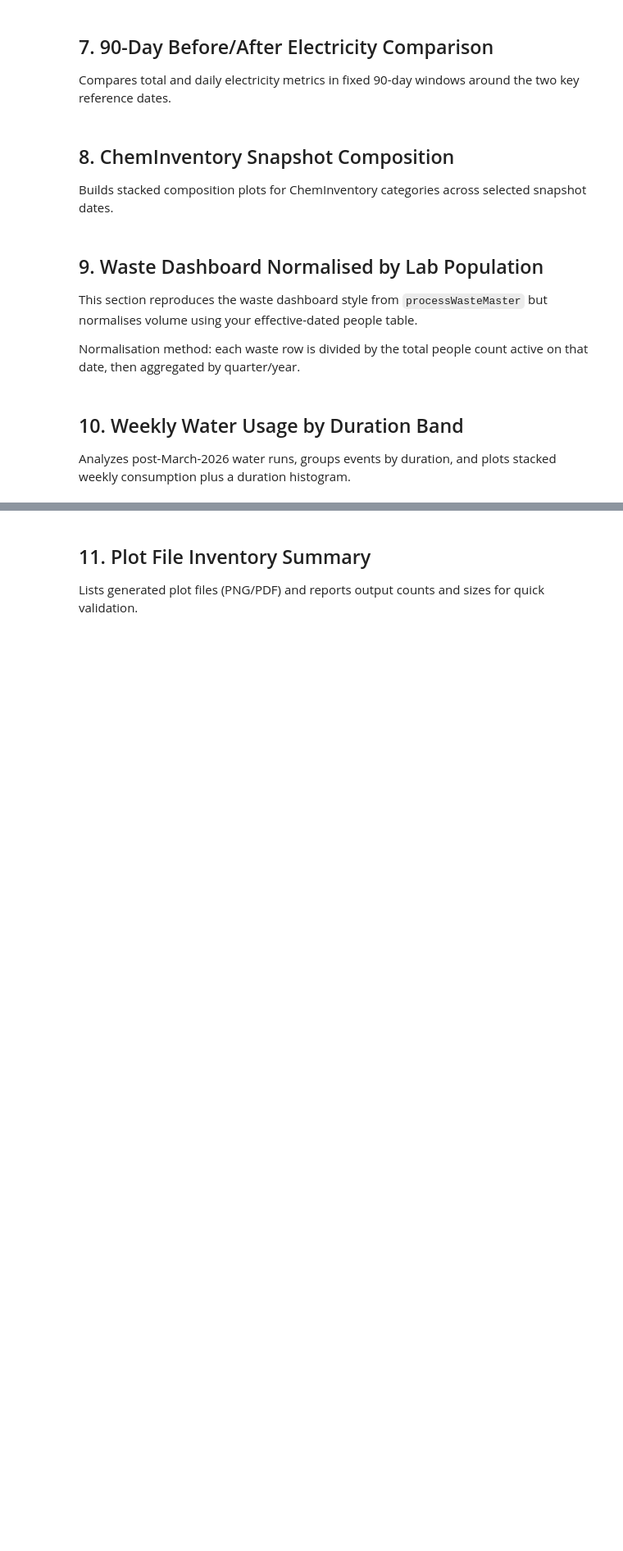
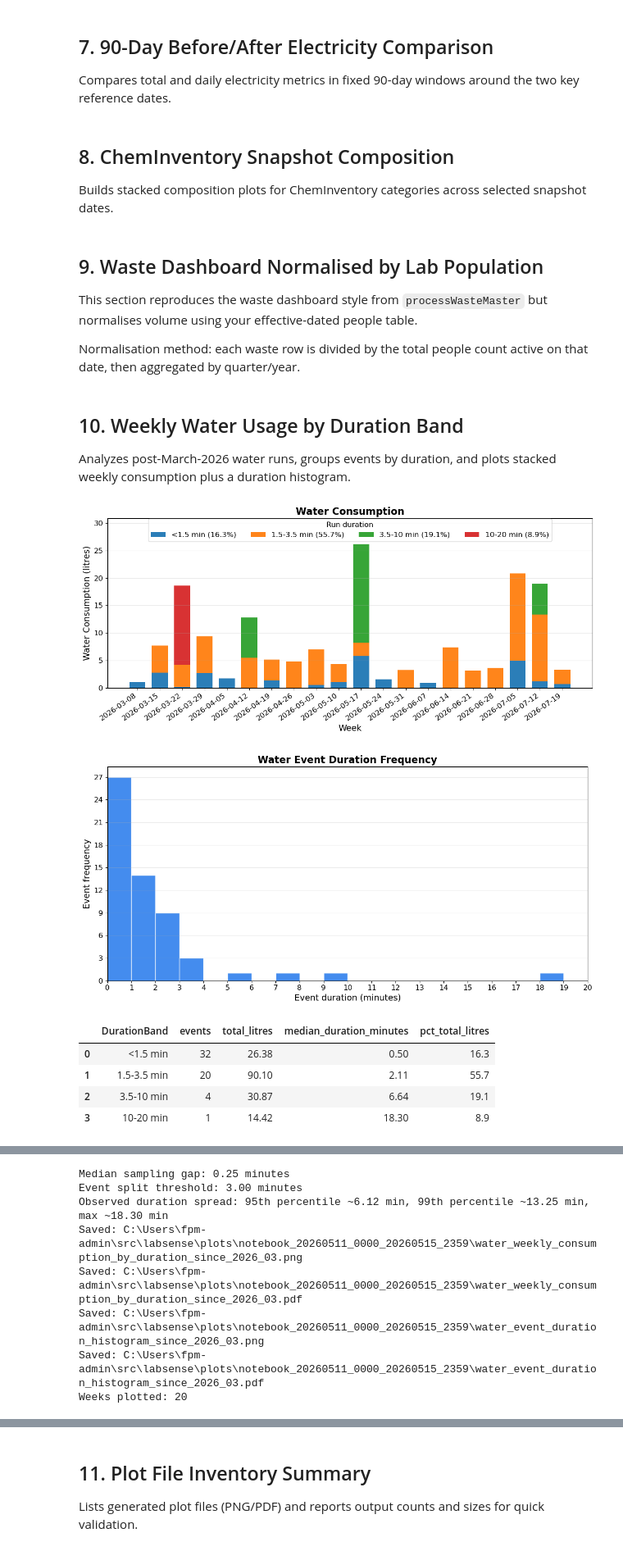
Before and after one commit to Cambridge-PAM/labsense, a Jupyter notebook: Analytics/analytics.ipynb, the cells around one changed output, grey strips where cells are left out. Shown at 82% size. Cells and saved outputs as stored; diff of their text form; code cells hidden in the pictures; blank space fills up the shorter version.

Commit message:
Water stats update

```diff
--- a/Analytics/analytics.ipynb
+++ b/Analytics/analytics.ipynb
@@ -1537,30 +1543,53 @@ else:
             duration_summary.round(
                 {
                     "total_litres": 2,
                     "median_duration_minutes": 2,
                     "pct_total_litres": 1,
                 }
             )
         )
         weekly_litres_table = weekly_consumption.copy()
         weekly_litres_table = weekly_litres_table.rename(
             columns={"weekly_water_consumption": "weekly_litres"}
         )
         weekly_litres_table["weekly_litres"] = weekly_litres_table[
             "weekly_litres"
         ].round(2)
         display(weekly_litres_table)
         display(weekly_duration_stack.reset_index())
         print(f"Median sampling gap: {typical_gap_seconds / 60.0:.2f} minutes")
         print(f"Event split threshold: {gap_threshold_seconds / 60.0:.2f} minutes")
         print(
             "Observed duration spread: "
             f"95th percentile ~{event_summary['duration_minutes'].quantile(0.95):.2f} min, "
             f"99th percentile ~{event_summary['duration_minutes'].quantile(0.99):.2f} min, "
             f"max ~{event_summary['duration_minutes'].max():.2f} min"
         )
         print(f"Saved: {out_png}")
         print(f"Saved: {out_pdf}")
         print(f"Saved: {hist_png}")
         print(f"Saved: {hist_pdf}")
         print(f"Weeks plotted: {len(weekly_consumption)}")
+
+        # Final summary table: percentage of total water usage by duration category.
+        duration_pct_table = duration_summary[
+            ["DurationBand", "pct_total_litres"]
+        ].copy()
+        duration_pct_table = duration_pct_table.rename(
+            columns={
+                "DurationBand": "duration_category",
+                "pct_total_litres": "water_usage_pct",
+            }
+        )
+        duration_pct_table["water_usage_pct"] = duration_pct_table[
+            "water_usage_pct"
+        ].round(1)
+        display(duration_pct_table)
+# %% [output]
+[figure, added]
+[figure, added]
+|  | DurationBand | events | total_litres | median_duration_minutes | pct_total_litres |
+| 0 | <1.5 min | 32 | 26.38 | 0.50 | 16.3 |
+| 1 | 1.5-3.5 min | 20 | 90.10 | 2.11 | 55.7 |
+| 2 | 3.5-10 min | 4 | 30.87 | 6.64 | 19.1 |
+| 3 | 10-20 min | 1 | 14.42 | 18.30 | 8.9 |
@@ -1566,0 +1630,8 @@ else:
+Median sampling gap: 0.25 minutes
+Event split threshold: 3.00 minutes
+Observed duration spread: 95th percentile ~6.12 min, 99th percentile ~13.25 min, max ~18.30 min
+Saved: C:\Users\fpm-admin\src\labsense\plots\notebook_20260511_0000_20260515_2359\water_weekly_consumption_by_duration_since_2026_03.png
+Saved: C:\Users\fpm-admin\src\labsense\plots\notebook_20260511_0000_20260515_2359\water_weekly_consumption_by_duration_since_2026_03.pdf
+Saved: C:\Users\fpm-admin\src\labsense\plots\notebook_20260511_0000_20260515_2359\water_event_duration_histogram_since_2026_03.png
+Saved: C:\Users\fpm-admin\src\labsense\plots\notebook_20260511_0000_20260515_2359\water_event_duration_histogram_since_2026_03.pdf
+Weeks plotted: 20
```
Also changed, not shown: parts of 2 cells of this notebook.
